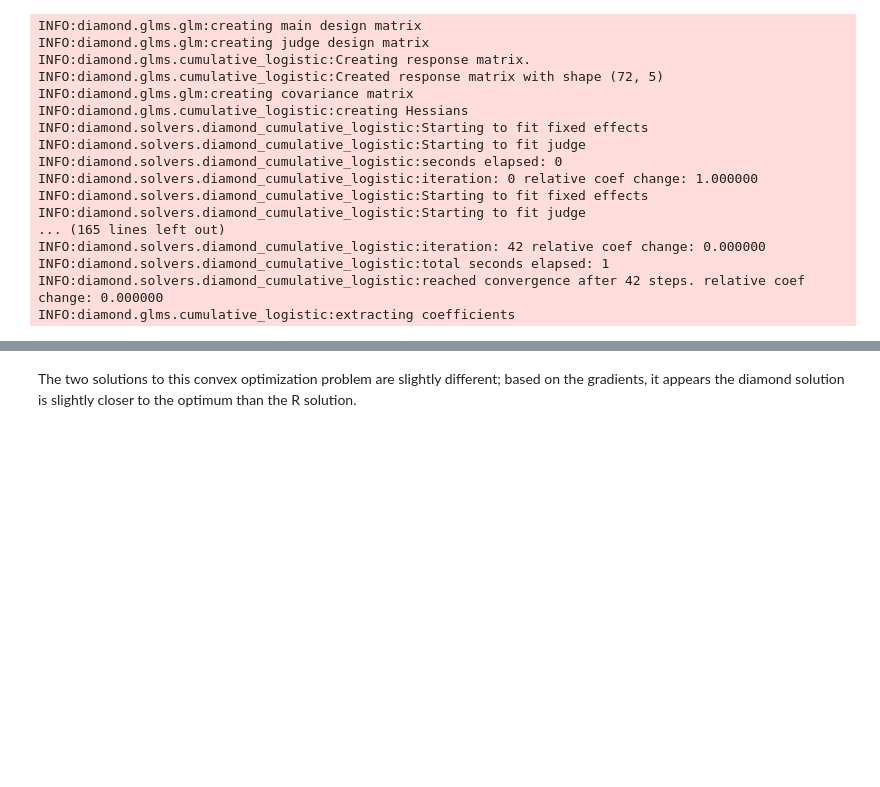
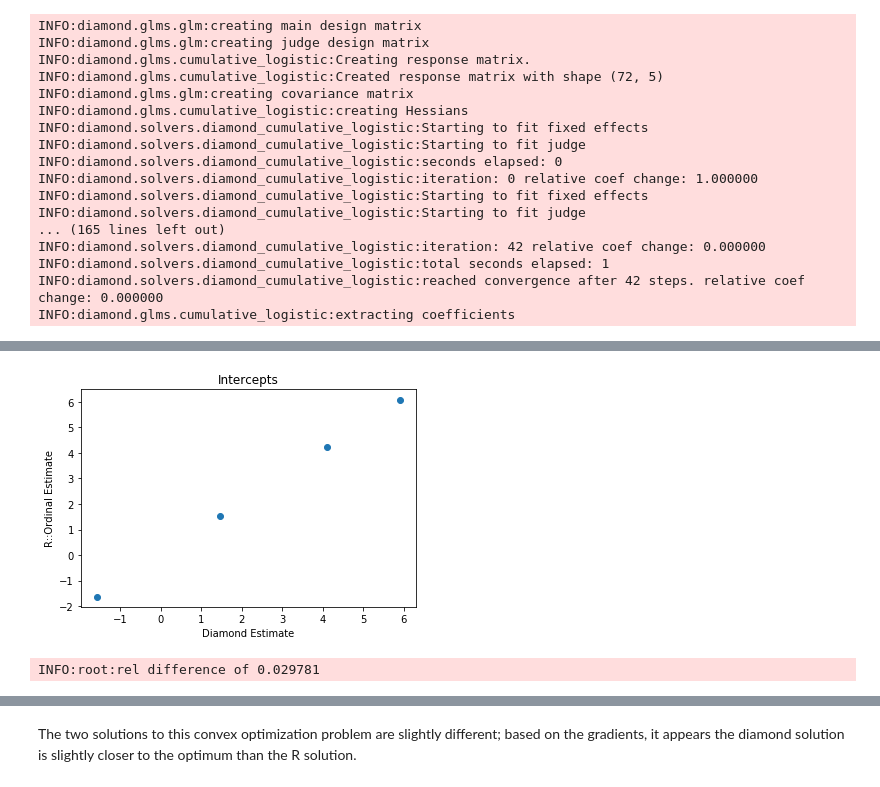
Before and after one commit to stitchfix/diamond, a Jupyter notebook: examples/ordinal/wine_example.ipynb, the cells around one changed output, grey strips where cells are left out. Saved outputs shown, nothing was run; the diff lists cells and outputs as text; code cells hidden in the pictures; blank space fills up the shorter version.

```diff
--- a/examples/ordinal/wine_example.ipynb
+++ b/examples/ordinal/wine_example.ipynb
@@ -157,10 +156,14 @@ IOError: File examples/ordinal/intercept_R.txt does not exist
 # %%
 plt.scatter(results['intercepts'], intercept_R)
 plt.xlabel("Diamond Estimate")
 plt.ylabel("R::Ordinal Estimate")
 plt.title("Intercepts")
 plt.show()
-print "rel difference of %f" %(norm(results['intercepts'] - intercept_R, 2)/norm(intercept_R, 2))
+logging.info("rel difference of %f",
+             (norm(results['intercepts'] - intercept_R, 2)/norm(intercept_R, 2)))
+# %% [output]
+[figure, added]
+INFO:root:rel difference of 0.029781
 # %%
 plt.scatter(results['main'].main_value * -1.0, fixef_R)
 plt.xlabel("Diamond Estimate")
```
Also changed, not shown: parts of 7 cells of this notebook, 3 other files.
